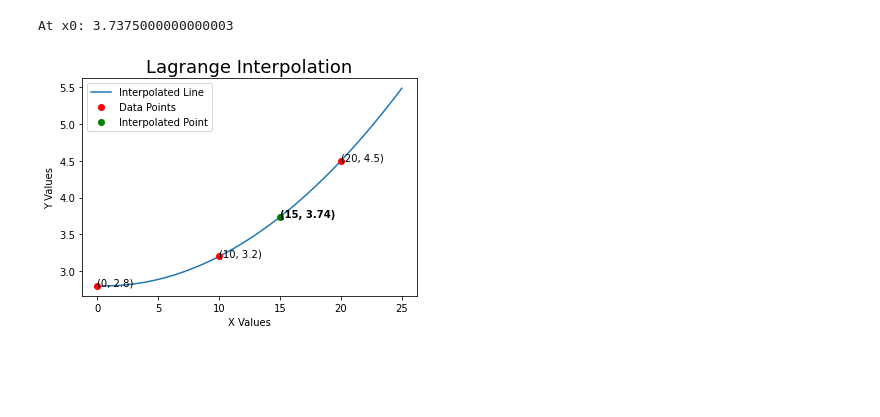
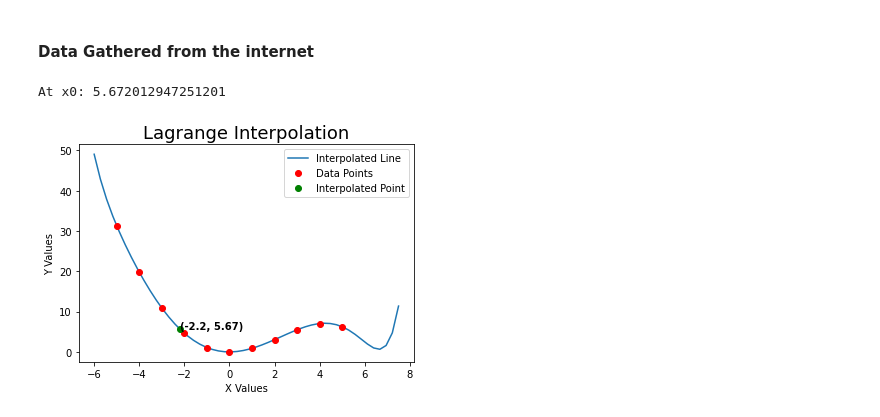
Before and after one commit to ogadit/Regression, a Jupyter notebook: Lagrange.ipynb, the cells around one changed output. Saved outputs shown, nothing was run; the diff lists cells and outputs as text; code cells hidden in the pictures; blank space fills up the shorter version.

Commit message:
Fixed Lagrange

```diff
--- a/Lagrange.ipynb
+++ b/Lagrange.ipynb
@@ -3,5 +4,23 @@ from dataAnalysis import Lagrange
-# %%
-Lagrange([0,10,20], [2.8,3.2,4.5], 15)
-# %% [output]
-At x0: 3.7375000000000003
-[figure, removed]
+# %% [markdown]
+#### Data Gathered from the internet
+# %%
+data = """-5 31.3
+-4 19.8
+-3 10.9
+-2 4.64
+-1 1.09
+0 0.00
+1 0.890
+2 3.04
+3 5.49
+4 7.04
+5 6.25""".split('\n')
+
+data = [row.split() for row in data]
+x = [float(row[0]) for row in data]
+y = [float(row[1]) for row in data]
+# %%
+Lagrange(x, y, -2.2)
+# %% [output]
+At x0: 5.672012947251201
+[figure, added]
```
Also changed, not shown: parts of 1 cell of this notebook, 1 other file.
